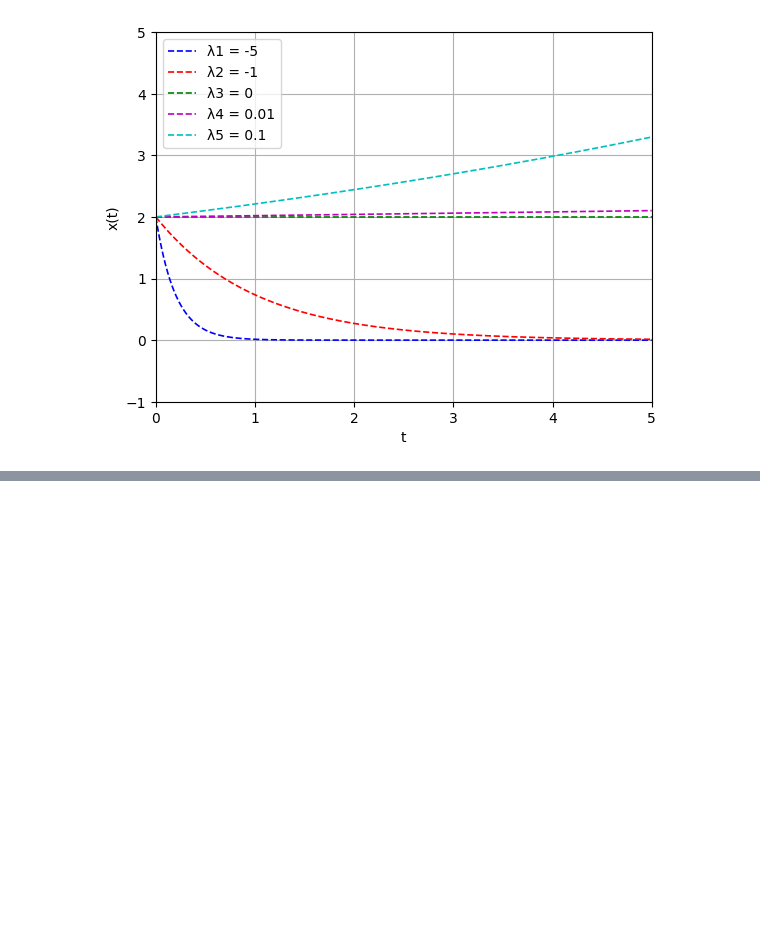
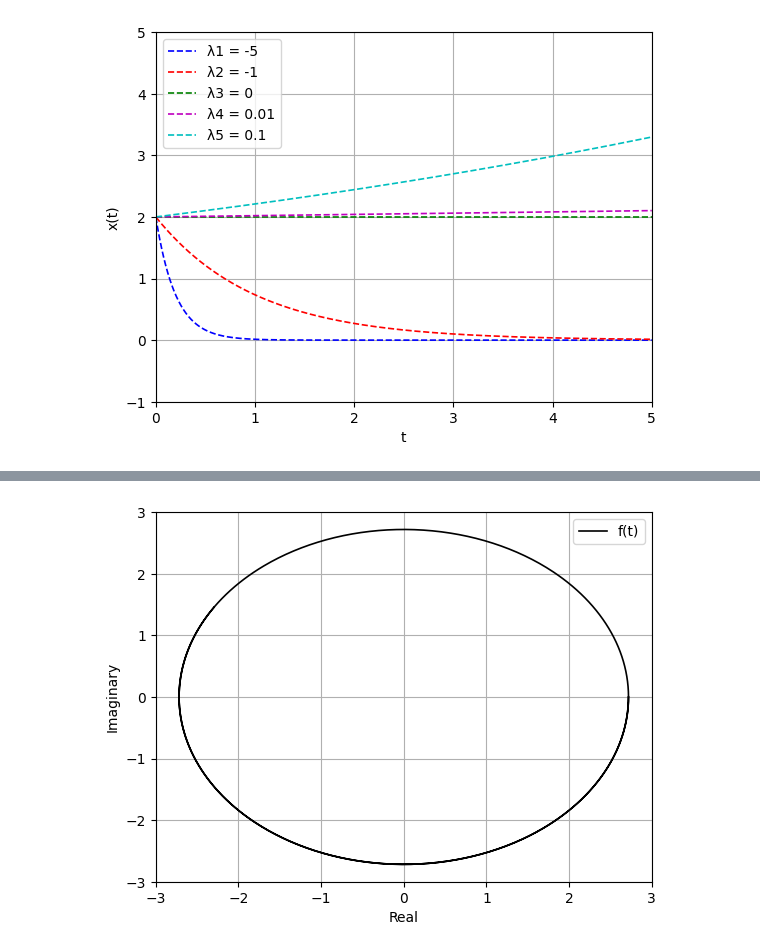
Before and after one commit to holyhenry/uw-me-564-565, a Jupyter notebook: hw1/hw1_sol.ipynb, the cells around one changed output, grey strips where cells are left out. Cells and saved outputs as stored; diff of their text form; code cells hidden in the pictures; blank space fills up the shorter version.

```diff
--- a/hw1/hw1_sol.ipynb
+++ b/hw1/hw1_sol.ipynb
@@ -84,0 +117,16 @@ plt.show()
+# %%
+# Exercise 1-4 (c)
+t = np.arange(0, 10, 0.01, dtype=float)
+
+ft3_real = np.exp(1) * np.cos(t)
+ft3_imag = -np.exp(1) * np.sin(t)
+plt.xlim(-3, 3)
+plt.ylim(-3, 3)
+plt.xlabel('Real')
+plt.ylabel('Imaginary')
+plt.grid(True)
+plt.plot(ft3_real, ft3_imag, 'k', linewidth=1.2)
+plt.legend(['f(t)'])
+plt.show()
+# %% [output]
+[figure, added]
```
Also changed, not shown: parts of 5 cells of this notebook, 8 other files.
